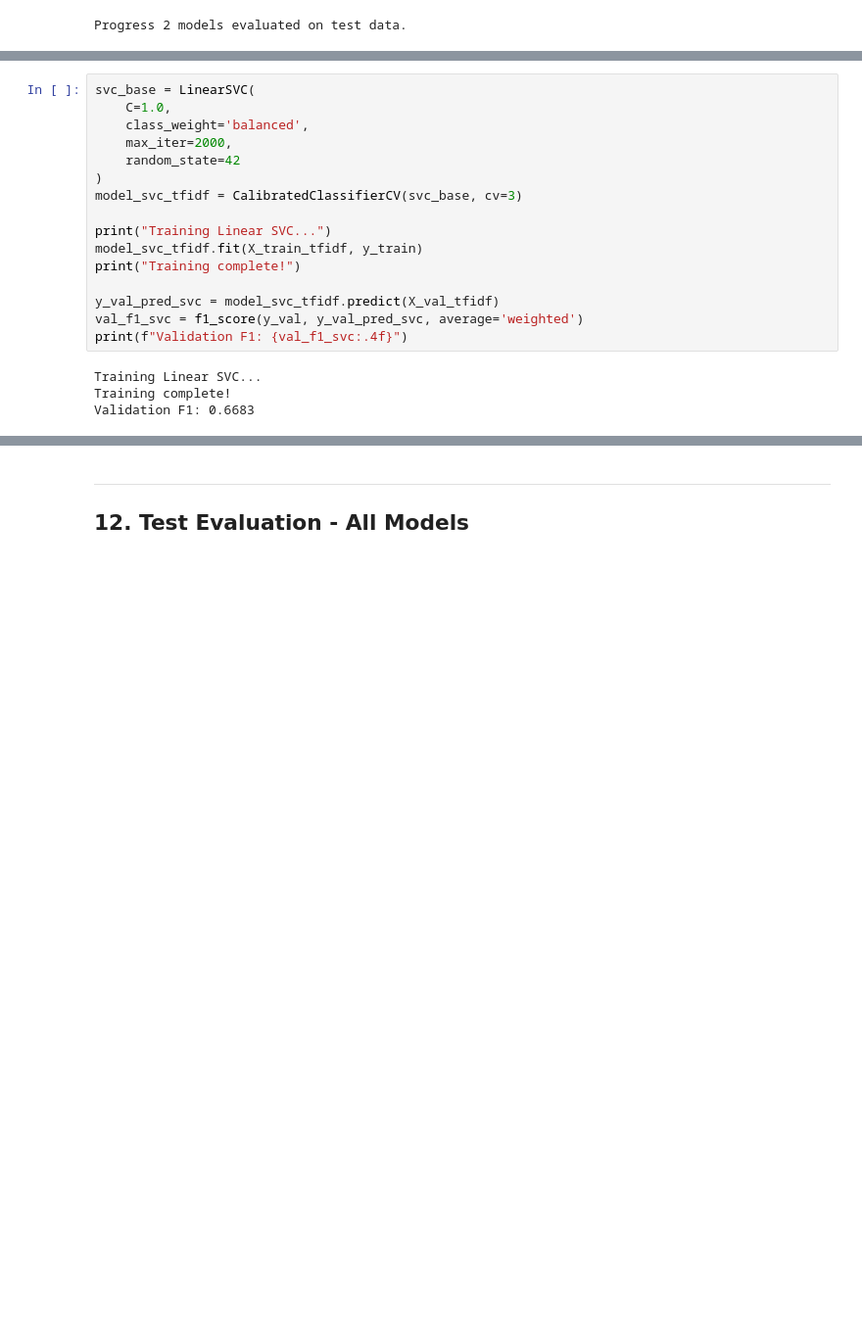
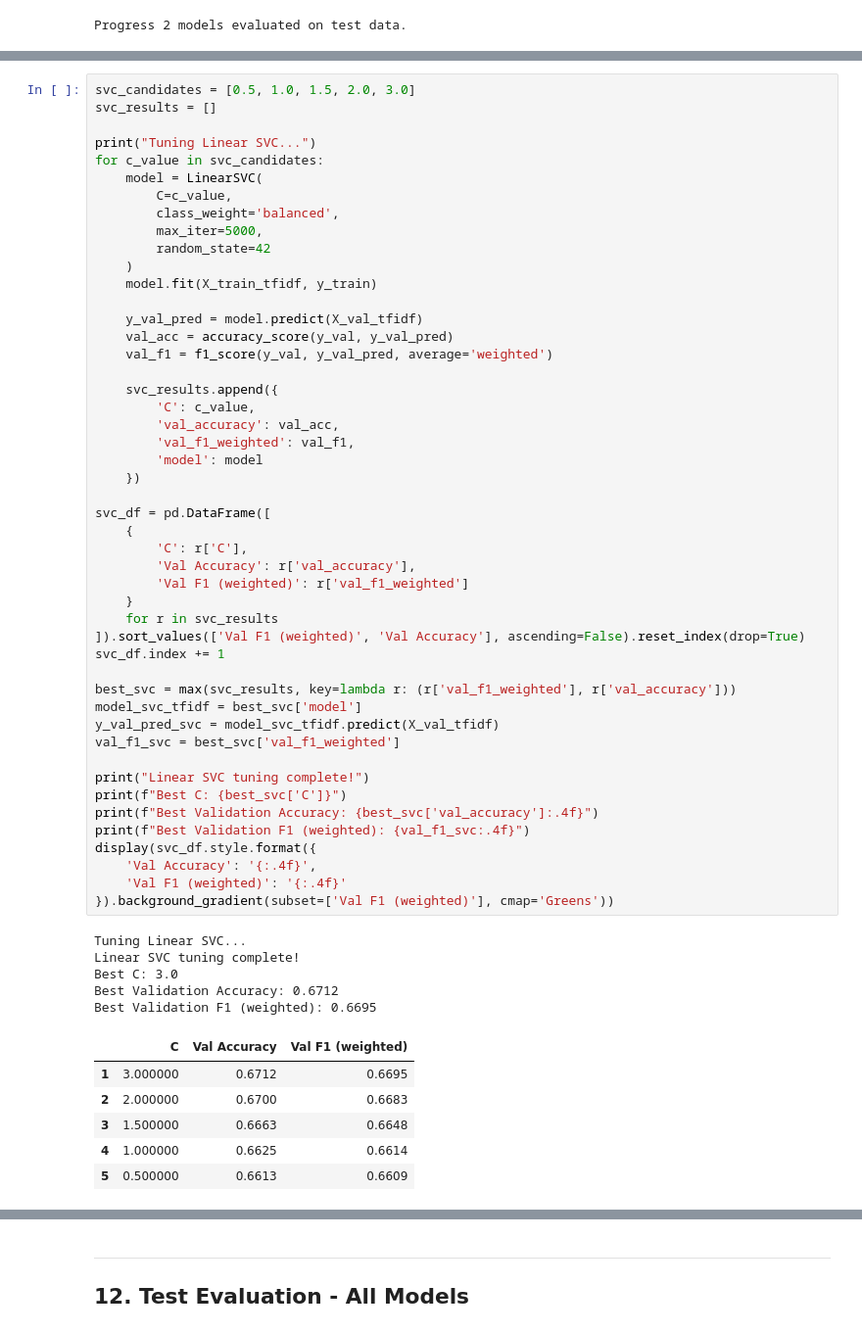
Before and after one commit to aristelcrowley/logical-fallacy-classification, a Jupyter notebook: progress_3.ipynb, the cells around one changed output, grey strips where cells are left out. Shown at 98% size. Saved outputs shown, nothing was run; the diff lists cells and outputs as text; blank space fills up the shorter version.

```diff
--- a/progress_3.ipynb
+++ b/progress_3.ipynb
@@ -281,22 +379,62 @@ Progress 2 models evaluated on test data.
-# %%
-svc_base = LinearSVC(
-    C=1.0,
-    class_weight='balanced',
-    max_iter=2000,
-    random_state=42
-)
-model_svc_tfidf = CalibratedClassifierCV(svc_base, cv=3)
-
-print("Training Linear SVC...")
-model_svc_tfidf.fit(X_train_tfidf, y_train)
-print("Training complete!")
-
-y_val_pred_svc = model_svc_tfidf.predict(X_val_tfidf)
-val_f1_svc = f1_score(y_val, y_val_pred_svc, average='weighted')
-print(f"Validation F1: {val_f1_svc:.4f}")
-# %% [output]
-Training Linear SVC...
-Training complete!
-Validation F1: 0.6683
+# %%
+svc_candidates = [0.5, 1.0, 1.5, 2.0, 3.0]
+svc_results = []
+
+print("Tuning Linear SVC...")
+for c_value in svc_candidates:
+    model = LinearSVC(
+        C=c_value,
+        class_weight='balanced',
+        max_iter=5000,
+        random_state=42
+    )
+    model.fit(X_train_tfidf, y_train)
+
+    y_val_pred = model.predict(X_val_tfidf)
+    val_acc = accuracy_score(y_val, y_val_pred)
+    val_f1 = f1_score(y_val, y_val_pred, average='weighted')
+
+    svc_results.append({
+        'C': c_value,
+        'val_accuracy': val_acc,
+        'val_f1_weighted': val_f1,
+        'model': model
+    })
+
+svc_df = pd.DataFrame([
+    {
+        'C': r['C'],
+        'Val Accuracy': r['val_accuracy'],
+        'Val F1 (weighted)': r['val_f1_weighted']
+    }
+    for r in svc_results
+]).sort_values(['Val F1 (weighted)', 'Val Accuracy'], ascending=False).reset_index(drop=True)
+svc_df.index += 1
+
+best_svc = max(svc_results, key=lambda r: (r['val_f1_weighted'], r['val_accuracy']))
+model_svc_tfidf = best_svc['model']
+y_val_pred_svc = model_svc_tfidf.predict(X_val_tfidf)
+val_f1_svc = best_svc['val_f1_weighted']
+
+print("Linear SVC tuning complete!")
+print(f"Best C: {best_svc['C']}")
+print(f"Best Validation Accuracy: {best_svc['val_accuracy']:.4f}")
+print(f"Best Validation F1 (weighted): {val_f1_svc:.4f}")
+display(svc_df.style.format({
+    'Val Accuracy': '{:.4f}',
+    'Val F1 (weighted)': '{:.4f}'
+}).background_gradient(subset=['Val F1 (weighted)'], cmap='Greens'))
+# %% [output]
+Tuning Linear SVC...
+Linear SVC tuning complete!
+Best C: 3.0
+Best Validation Accuracy: 0.6712
+Best Validation F1 (weighted): 0.6695
+|  | C | Val Accuracy | Val F1 (weighted) |
+| 1 | 3.000000 | 0.6712 | 0.6695 |
+| 2 | 2.000000 | 0.6700 | 0.6683 |
+| 3 | 1.500000 | 0.6663 | 0.6648 |
+| 4 | 1.000000 | 0.6625 | 0.6614 |
+| 5 | 0.500000 | 0.6613 | 0.6609 |
 # %% [markdown]
 ---
```
Also changed, not shown: parts of 22 cells of this notebook, 7 other files.
